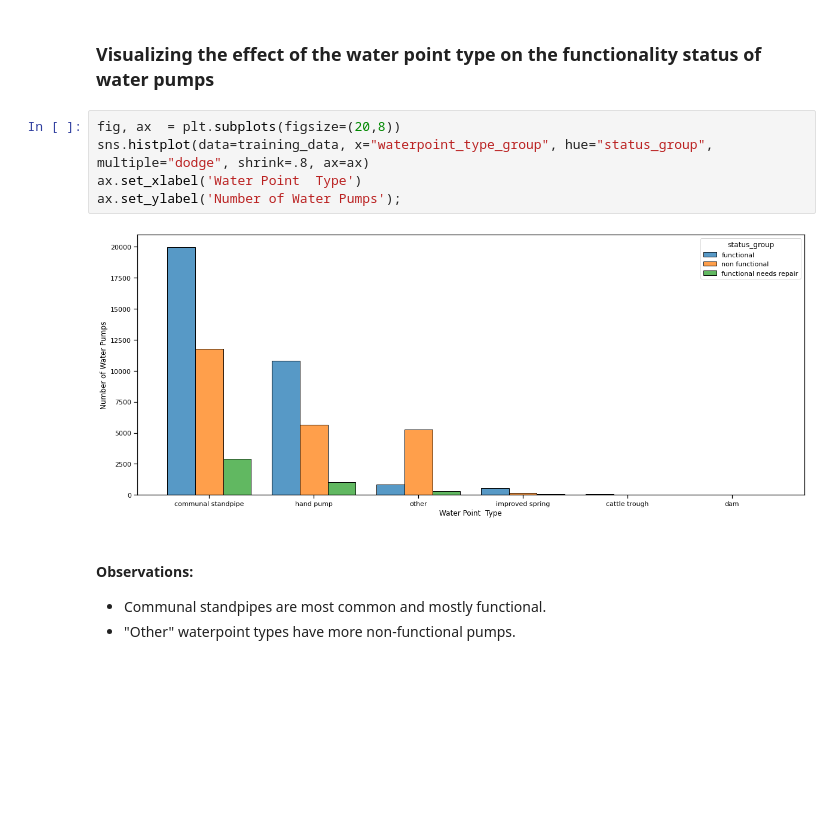
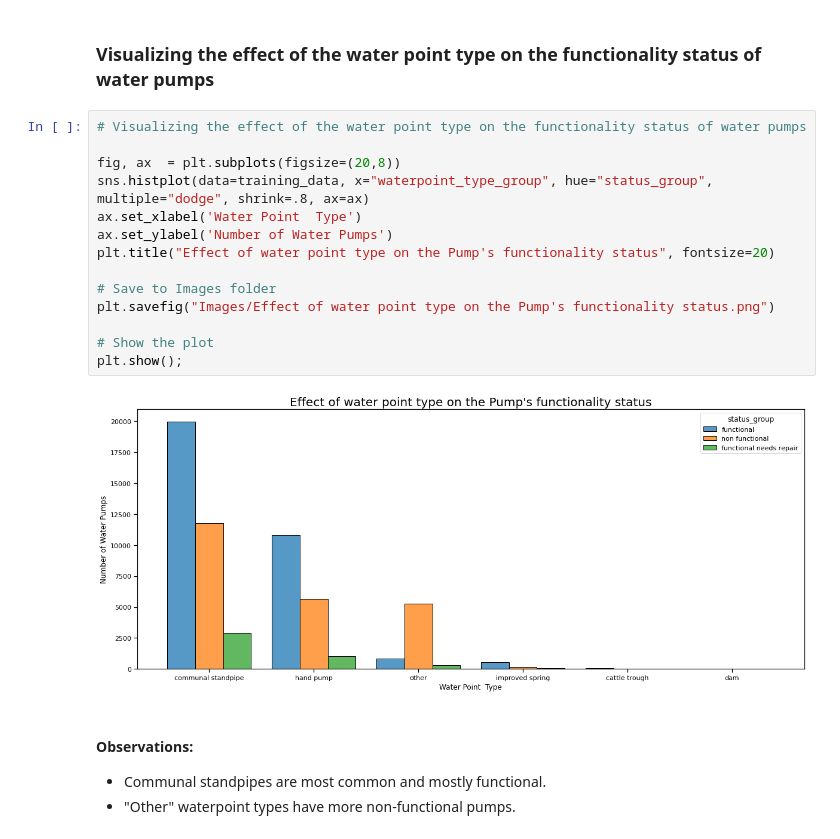
Before and after one commit to Uxer-Janine/Flatiron_DS_Phase_3, a Jupyter notebook: End of Phase Project/index.ipynb, the cells around one changed output. Saved outputs shown, nothing was run; the diff lists cells and outputs as text; blank space fills up the shorter version.

```diff
--- a/End of Phase Project/index.ipynb
+++ b/End of Phase Project/index.ipynb
@@ -243,12 +301,21 @@ ax.set_ylabel('Number of Water Pumps');
 # %% [markdown]
 ### Visualizing the effect of the water point type on the functionality status of water pumps
 # %%
+# Visualizing the effect of the water point type on the functionality status of water pumps
+
 fig, ax  = plt.subplots(figsize=(20,8))
 sns.histplot(data=training_data, x="waterpoint_type_group", hue="status_group", multiple="dodge", shrink=.8, ax=ax)
 ax.set_xlabel('Water Point  Type')
-ax.set_ylabel('Number of Water Pumps');
+ax.set_ylabel('Number of Water Pumps')
+plt.title("Effect of water point type on the Pump's functionality status", fontsize=20)
+
+# Save to Images folder
+plt.savefig("Images/Effect of water point type on the Pump's functionality status.png")
+
+# Show the plot
+plt.show();
 # %% [output]
-[figure, old version]
+[figure, new version]
 # %% [markdown]
 #### Observations:
 
```
Also changed, not shown: parts of 24 cells of this notebook.
